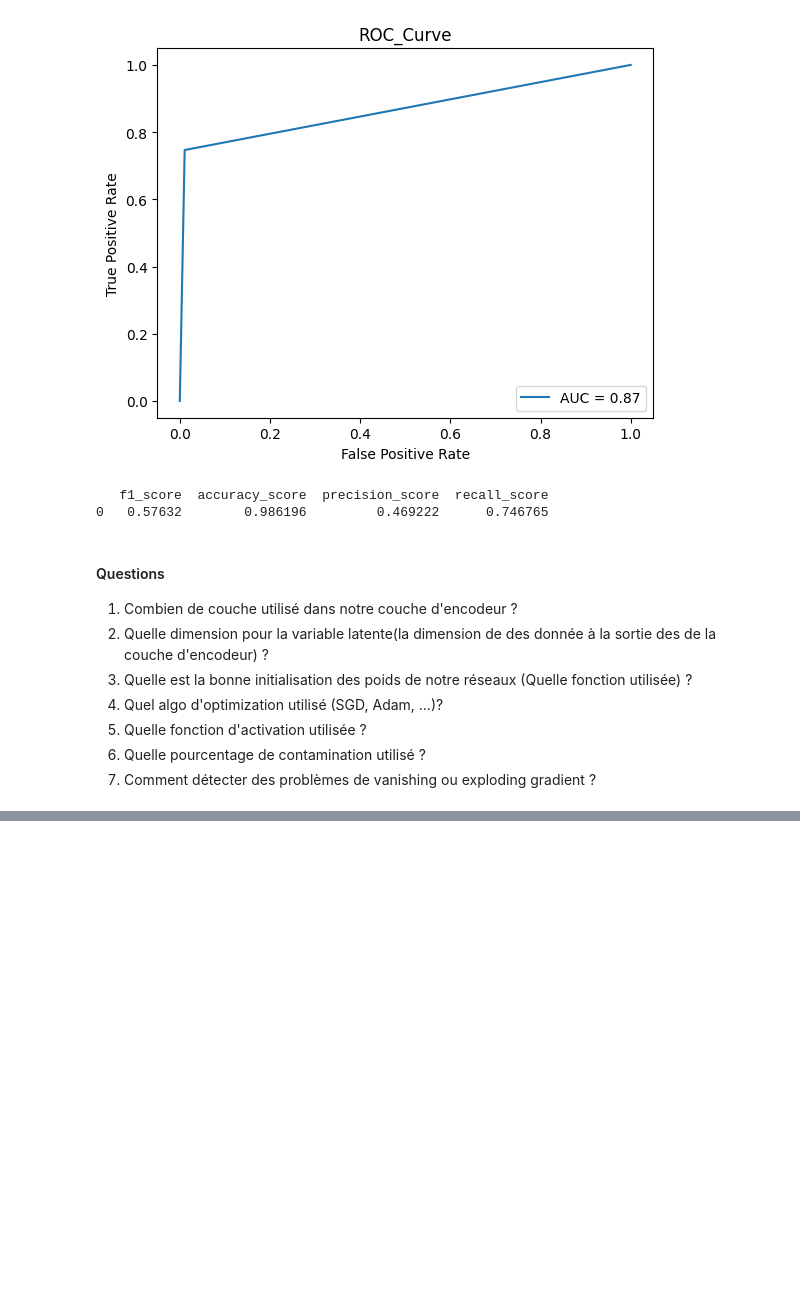
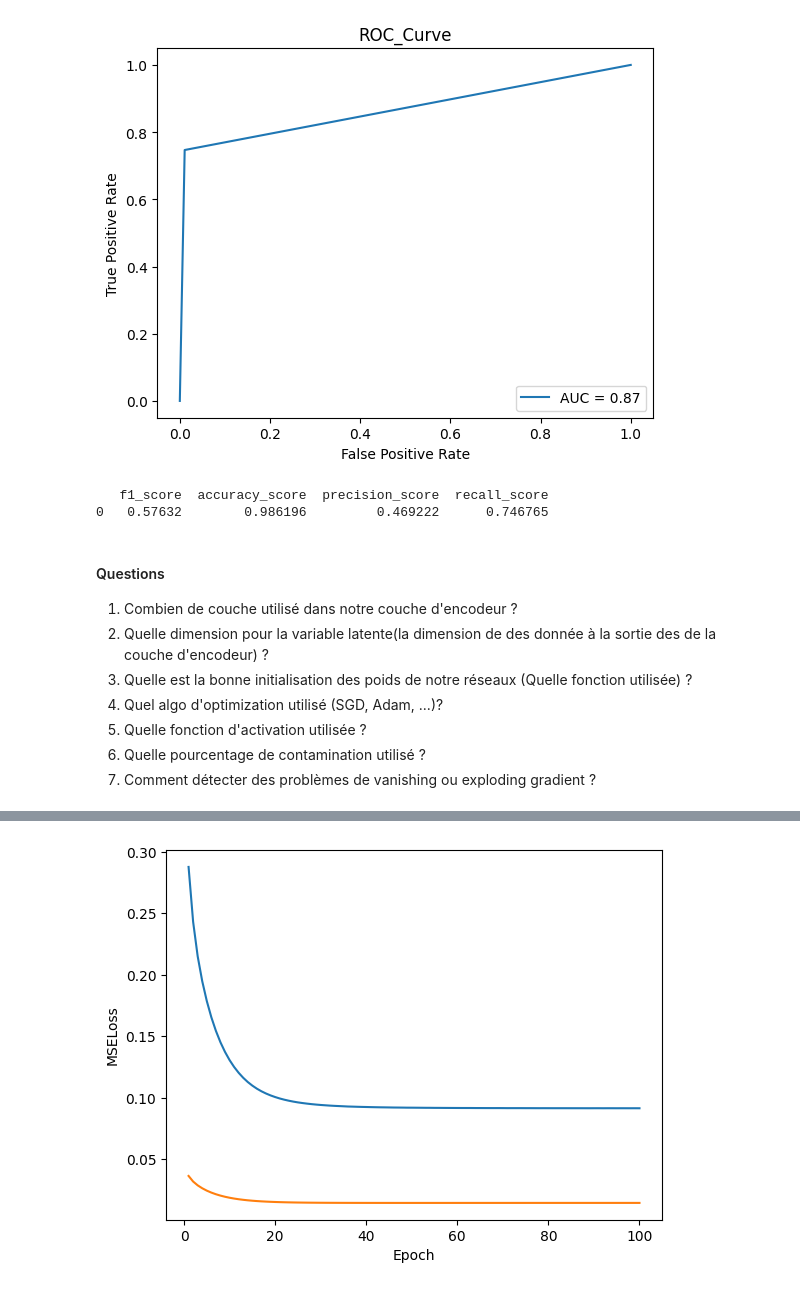
Before and after one commit to dahsie/anomalie_detection, a Jupyter notebook: src/auto encoder simple.ipynb, the cells around one changed output, grey strips where cells are left out. Saved outputs shown, nothing was run; the diff lists cells and outputs as text; code cells hidden in the pictures; blank space fills up the shorter version.

Commit message:
backdoor autoencoder

```diff
--- a/src/auto encoder simple.ipynb
+++ b/src/auto encoder simple.ipynb
@@ -427,8 +428,8 @@ class AutoEncoder(nn.Module):
 
             if avg_vloss < best_avg_vloss :
                 best_avg_vloss=avg_vloss
-                model_path='/home/dah/timeSeries/time_series_forcasting/models/model_{}'.format(datetime.now().strftime('%Y%m%d_%H%'))
-                torch.save(self.cpu().state_dict(),model_path)
+                #model_path='/home/dah/timeSeries/time_series_forcasting/models/model_{}'.format(datetime.now().strftime('%Y%m%d_%H%'))
+                #torch.save(self.cpu().state_dict(),model_path)
                 self.to(self.device)
                 self.to(self.device)
         self.is_fitted=True
@@ -523,0 +559,30 @@ roc_auc 0.8680050153928432
+# %%
+# Reprodductibilité
+torch.manual_seed(42)
+
+# Creation Dataset
+file_path = "/content/drive/Othercomputers/Mon ordinateur portable/ISIMA/3A/anomalie_detection/data/UNSW_NB15_traintest_backdoor.csv"
+#file_path = "/home/dah/anomalie_detection/anomalie_detection/data/creditcard.csv"
+dataset = CustomDataset(file_path=file_path,scaler=MinMaxScaler())
+
+xtrain, ytrain = dataset.get_train_data()
+xtest, ytest = dataset.get_test_data()
+
+
+#Creation de DataLoader pytorch (Just un objet qui permet d'itérer plus faciler sur l'entièreté de la dataset)
+pytorch_train_dataset = AE_Dataset(xtrain)
+pytorch_test_dataset = AE_Dataset(xtest)
+train_loader=DataLoader(dataset=pytorch_train_dataset,batch_size=100)
+test_loader=DataLoader(dataset=pytorch_test_dataset,batch_size=10)
+
+#Creation de modeèle
+model=AutoEncoder(input_size=196,latent_size=10,output_size=196,contamination=0.03,dropout=0.3,device="cuda")
+
+#Creation des paramètres d'entrînement du modèle
+optimizer=optim.SGD(lr=1e-1, params=model.parameters(),momentum=0.9) # Optimiseur
+scheduler = LinearLR(optimizer, start_factor=1e-2, end_factor=1e-6, total_iters=100) # Permet de changer le learning rate au cours de l'apprentissage
+
+                                                                                    #Plus on se rapproche du minimun plus le learning devient faible afin d'éviter les rebond et d'assurer la convergence vers le minimum
+loss_fn=nn.MSELoss() # La fonction de perte
+
+history=model.fit(train_loader,test_loader,optimizer,scheduler,loss_fn,epochs=100)#Entraînement du modèle
@@ -523,0 +607,12 @@ roc_auc 0.8680050153928432
+# %%
+n=len(history['train'])
+epoch=[i for i in range(1,n+1)]
+plt.plot(epoch,history['train'],label="Training curve")
+plt.plot(epoch,history['val'],label="Validation curve")
+
+plt.ylabel("MSELoss")
+plt.xlabel("Epoch")
+
+plt.show()
+# %% [output]
+[figure, added]
```
Also changed, not shown: parts of 21 cells of this notebook.
